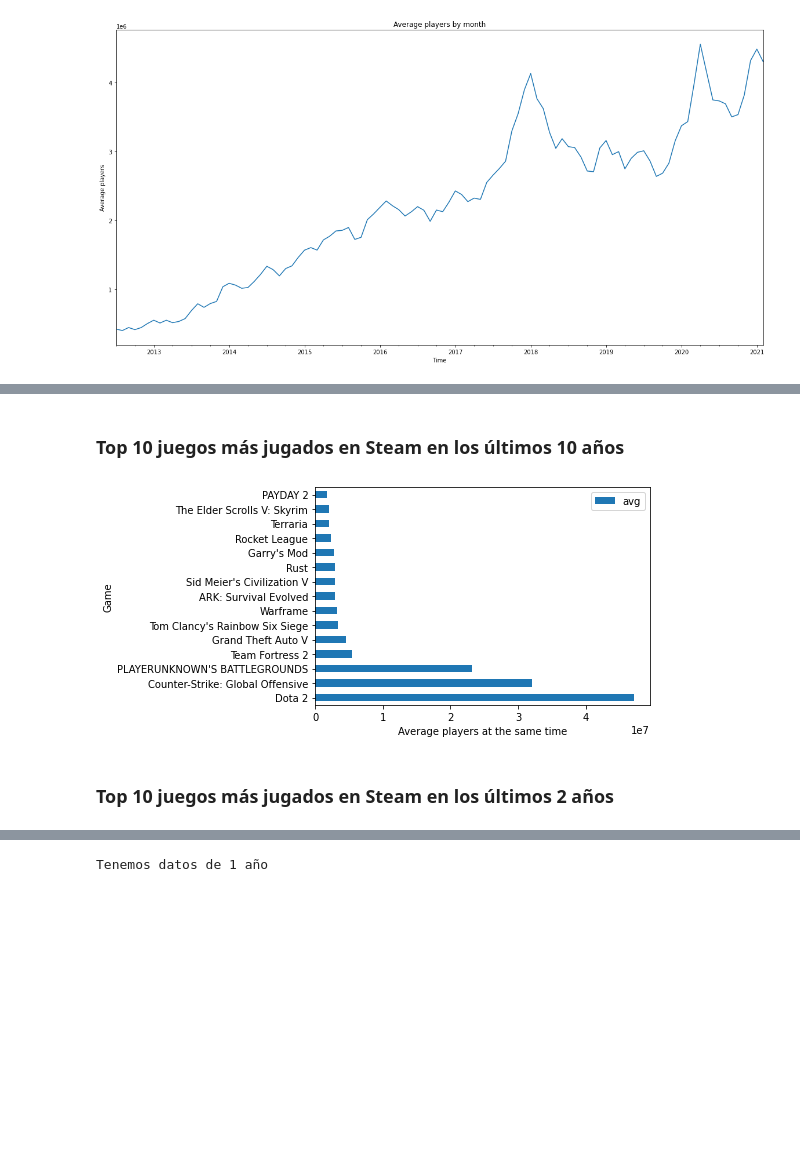
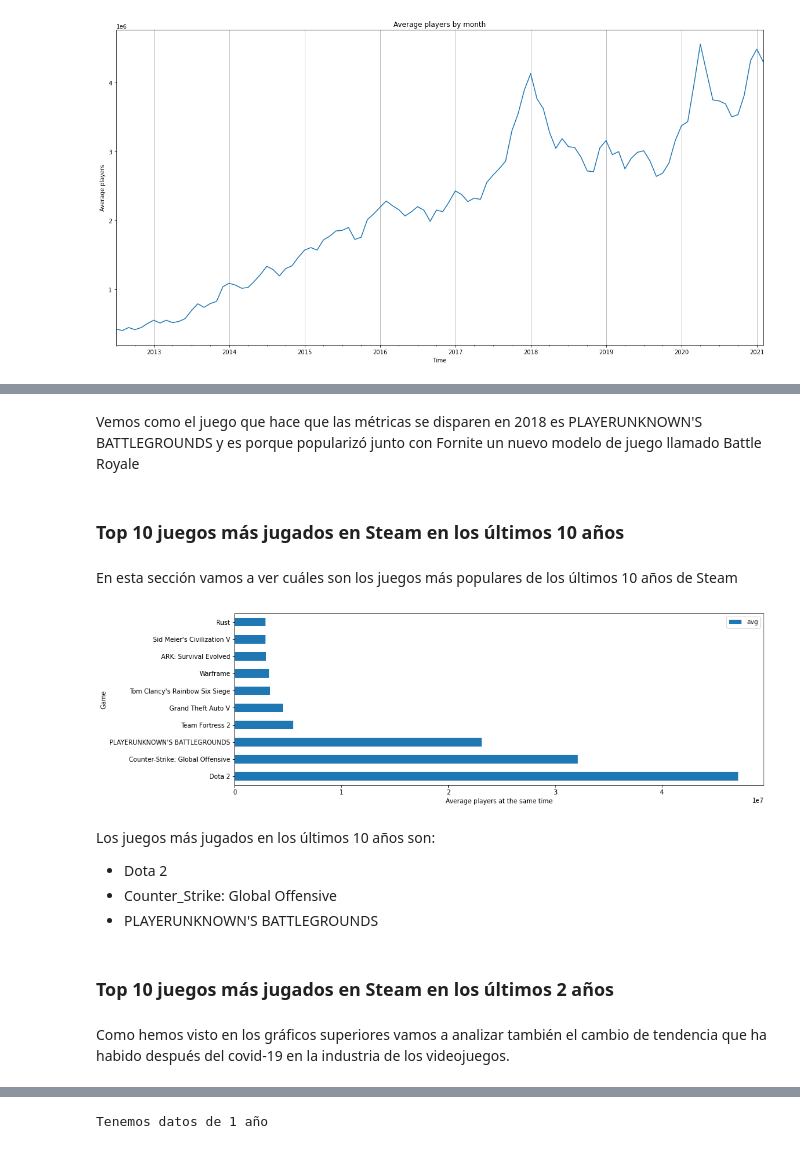
Before and after one commit to JoaquinLou/Streaming_game_influence, a Jupyter notebook: 1-Steam data cleaning and visualization.ipynb, the cells around one changed output, grey strips where cells are left out. Saved outputs shown, nothing was run; the diff lists cells and outputs as text; code cells hidden in the pictures; blank space fills up the shorter version.

```diff
--- a/1-Steam data cleaning and visualization.ipynb
+++ b/1-Steam data cleaning and visualization.ipynb
@@ -8,3 +14,6 @@ import matplotlib.pyplot as plt
 import datetime as dt
 from sklearn.linear_model import LinearRegression
 import missingno as msno
+# %%
+#Ampliamos el texto de nuestros gráficos para verlos mejor
+plt.rcParams.update({'font.size': 16})
@@ -61,0 +115,2 @@ msno.matrix(df_steam.sample(1000))
+# %%
+df_steam['gain'] = df_steam.groupby(['gamename', 'year'])['gain'].transform(lambda x: x.fillna(x.mean()))
@@ -61,0 +147,2 @@ msno.matrix(df_steam.sample(1000))
+# %%
+df_steam['gain'].fillna(0, inplace=True)
@@ -132,3 +265,7 @@ plt.ylabel("Average players");
+# %% [markdown]
+Vemos como el juego que hace que las métricas se disparen en 2018 es PLAYERUNKNOWN'S BATTLEGROUNDS y es porque popularizó junto con Fornite un nuevo modelo de juego llamado Battle Royale
 # %% [markdown]
 ### Top 10 juegos más jugados en Steam en los últimos 10 años
+# %% [markdown]
+En esta sección vamos a ver cuáles son los juegos más populares de los últimos 10 años de Steam
 # %%
@@ -135,10 +273,19 @@ plt.ylabel("Average players");
 df_steam_games = df_steam.groupby(['gamename'])['avg'].sum().reset_index()
 # %%
-df_steam_games.sort_values('avg', ascending=False).head(15).plot(kind='barh', y='avg', x='gamename')
+#Ordenamos los juegos y cogemos los 10 primeros. Después los visualizamos en un gráfico de barras horizontal
+plt.rcParams["figure.figsize"] = (15,5)
+df_steam_games.sort_values('avg', ascending=False).head(10).plot(kind='barh', y='avg', x='gamename')
 plt.xlabel("Average players at the same time")
 plt.ylabel("Game");
 # %% [output]
-[figure, old version]
+[figure, new version]
+# %% [markdown]
+Los juegos más jugados en los últimos 10 años son:
+* Dota 2
+* Counter_Strike: Global Offensive
+* PLAYERUNKNOWN'S BATTLEGROUNDS
 # %% [markdown]
 ### Top 10 juegos más jugados en Steam en los últimos 2 años
+# %% [markdown]
+Como hemos visto en los gráficos superiores vamos a analizar también el cambio de tendencia que ha habido después del covid-19 en la industria de los videojuegos.
 # %%
```
Also changed, not shown: parts of 42 cells of this notebook.
